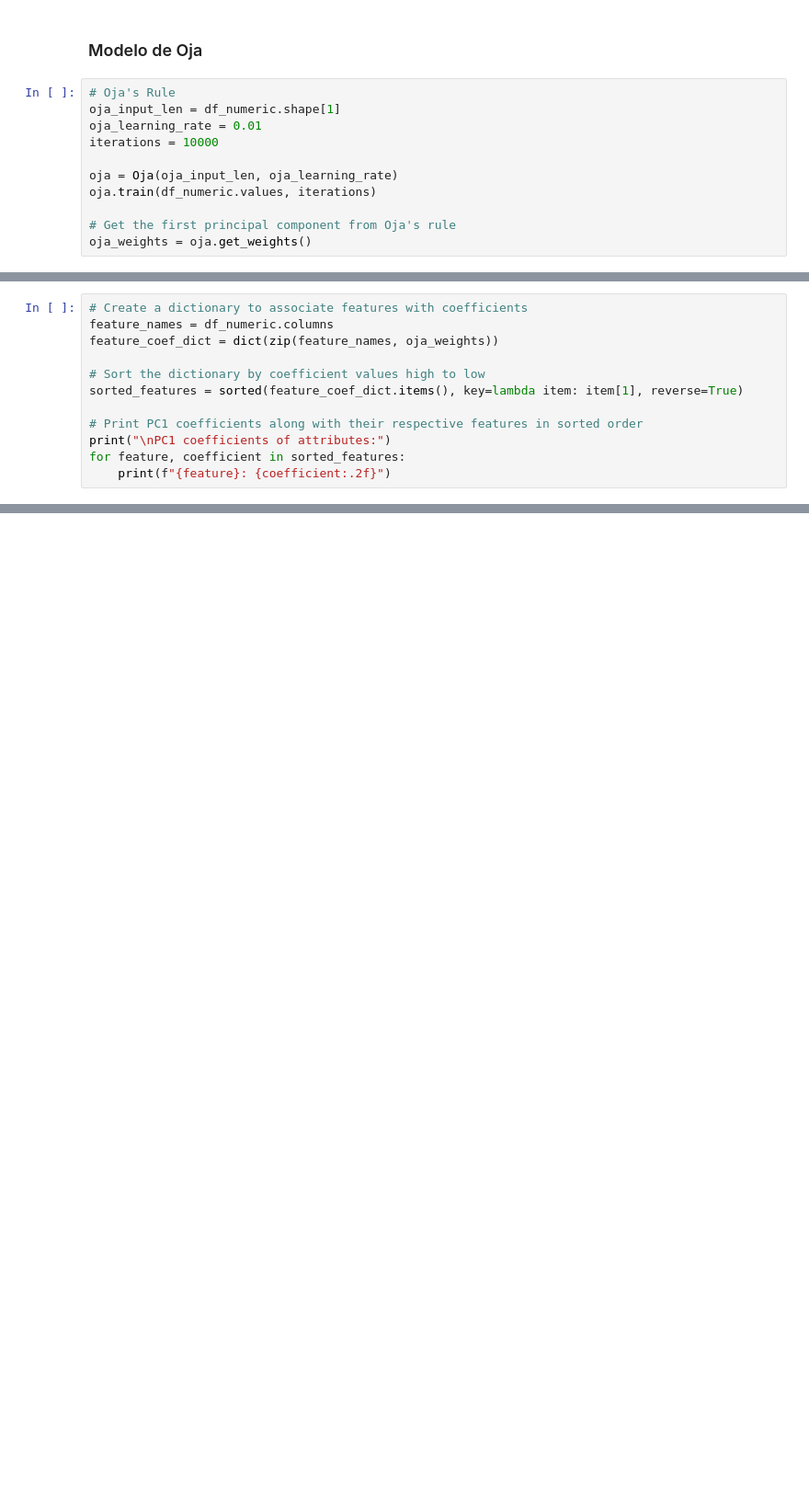
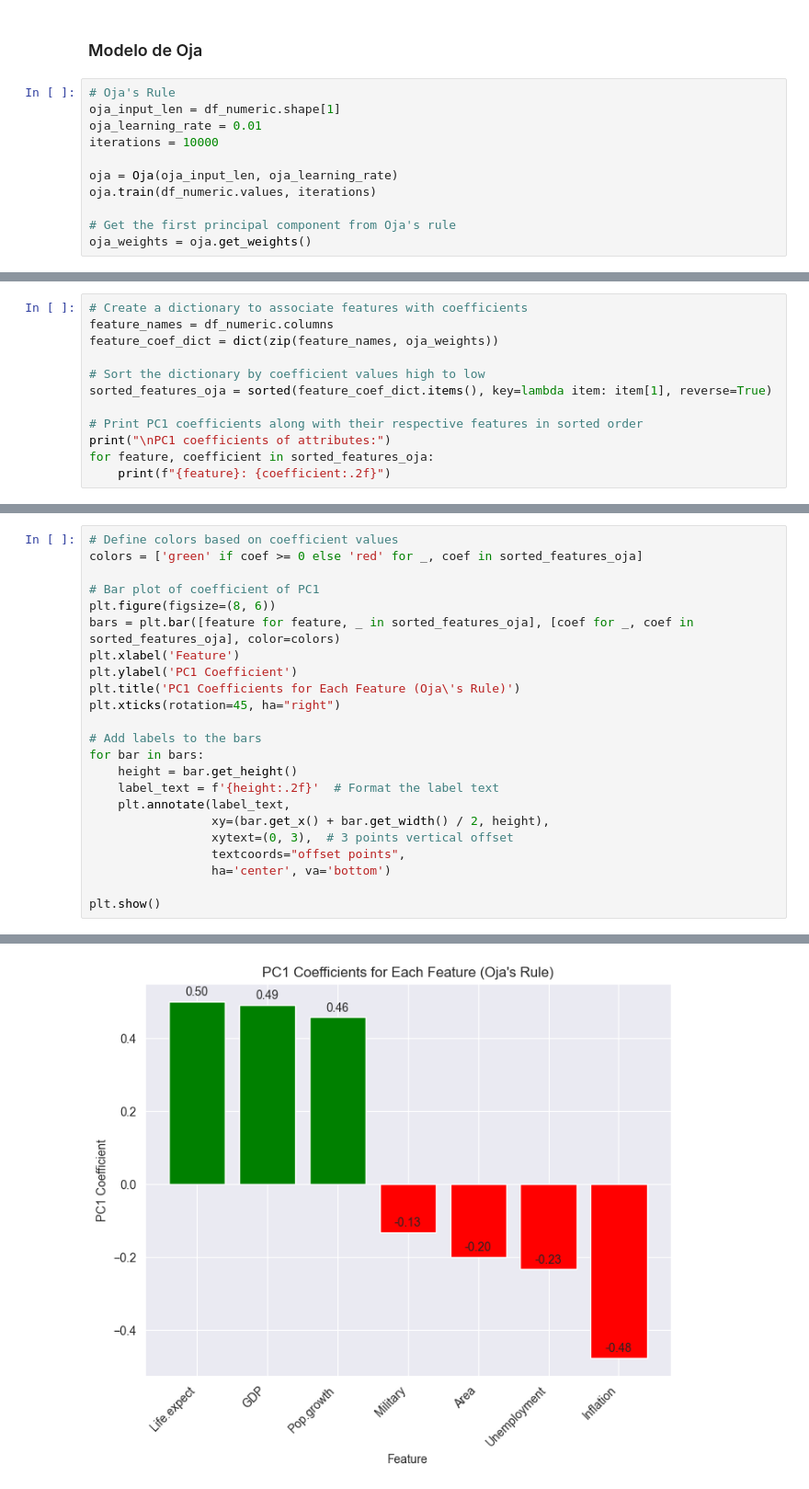
Before and after one commit to Georg1604/SIA-TP4, a Jupyter notebook: Exercise1/Ejercicio1.ipynb, the cells around one changed output, grey strips where cells are left out. Shown at 92% size. Saved outputs shown, nothing was run; the diff lists cells and outputs as text; blank space fills up the shorter version.

```diff
--- a/Exercise1/Ejercicio1.ipynb
+++ b/Exercise1/Ejercicio1.ipynb
@@ -131,0 +142,12 @@ oja_weights = oja.get_weights()
+# %%
+# Create a dictionary to associate features with coefficients
+feature_names = df_numeric.columns
+feature_coef_dict = dict(zip(feature_names, oja_weights))
+
+# Sort the dictionary by coefficient values high to low
+sorted_features_oja = sorted(feature_coef_dict.items(), key=lambda item: item[1], reverse=True)
+
+# Print PC1 coefficients along with their respective features in sorted order
+print("\nPC1 coefficients of attributes:")
+for feature, coefficient in sorted_features_oja:
+    print(f"{feature}: {coefficient:.2f}")
@@ -132,13 +165,24 @@ oja_weights = oja.get_weights()
 # %%
-# Create a dictionary to associate features with coefficients
-feature_names = df_numeric.columns
-feature_coef_dict = dict(zip(feature_names, oja_weights))
+# Define colors based on coefficient values
+colors = ['green' if coef >= 0 else 'red' for _, coef in sorted_features_oja]
 
-# Sort the dictionary by coefficient values high to low
-sorted_features = sorted(feature_coef_dict.items(), key=lambda item: item[1], reverse=True)
+# Bar plot of coefficient of PC1
+plt.figure(figsize=(8, 6))
+bars = plt.bar([feature for feature, _ in sorted_features_oja], [coef for _, coef in sorted_features_oja], color=colors)
+plt.xlabel('Feature')
+plt.ylabel('PC1 Coefficient')
+plt.title('PC1 Coefficients for Each Feature (Oja\'s Rule)')
+plt.xticks(rotation=45, ha="right")
 
-# Print PC1 coefficients along with their respective features in sorted order
-print("\nPC1 coefficients of attributes:")
-for feature, coefficient in sorted_features:
-    print(f"{feature}: {coefficient:.2f}")
+# Add labels to the bars
+for bar in bars:
+    height = bar.get_height()
+    label_text = f'{height:.2f}'  # Format the label text
+    plt.annotate(label_text,
+                 xy=(bar.get_x() + bar.get_width() / 2, height),
+                 xytext=(0, 3),  # 3 points vertical offset
+                 textcoords="offset points",
+                 ha='center', va='bottom')
+
+plt.show()
 # %% [output]
@@ -153 +189,2 @@ Inflation: -0.48
+[figure, added]
 # %% [markdown]
```
Also changed, not shown: parts of 21 cells of this notebook.
